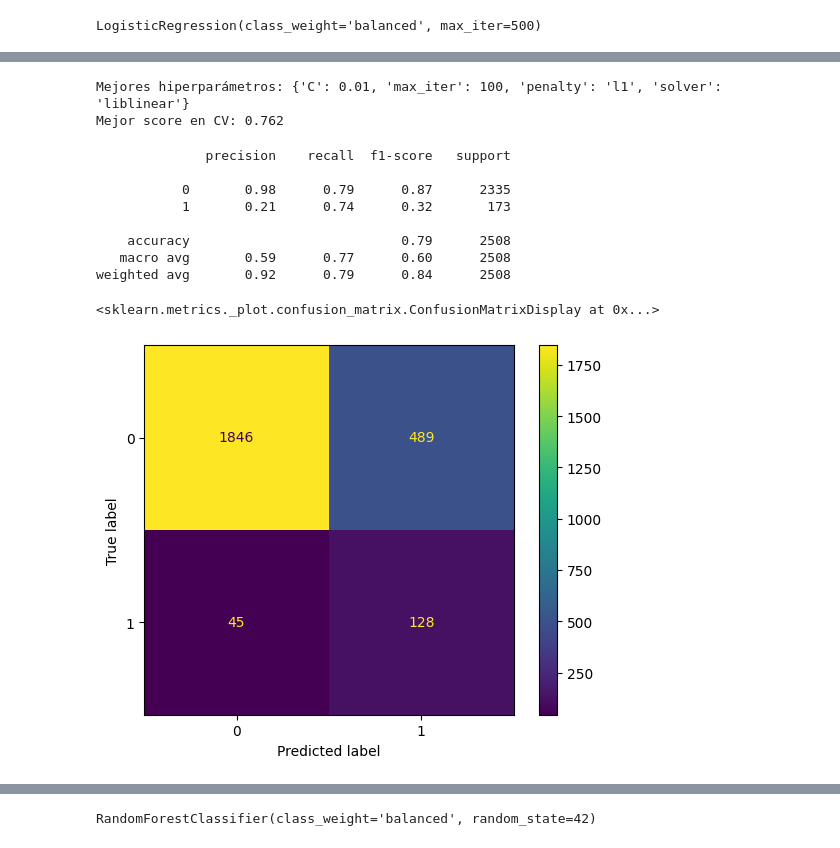
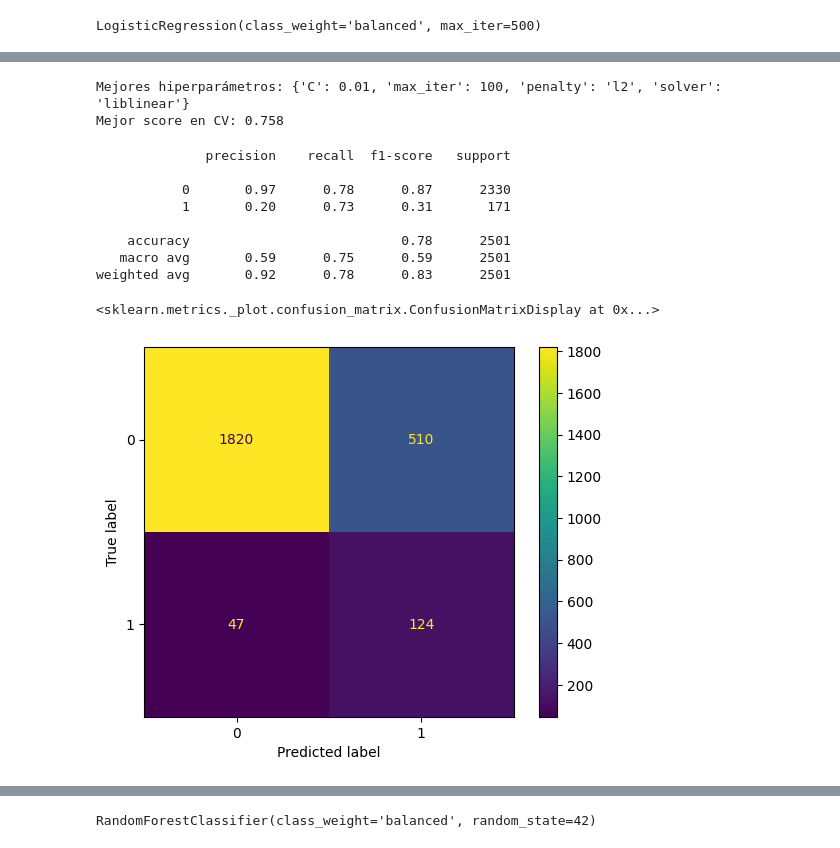
Before and after one commit to MHHsim/DS-Online-Marta-Harana, a Jupyter notebook: 04_Machine_Learning/Sprint_12/Unidad_01_ML_Supervisado_Otros_Modelos/03_Practica_Obligatoria/18_Practica_Obligatoria_Supervisado_Otros_Modelos.ipynb, the cells around one changed output, grey strips where cells are left out. Saved outputs shown, nothing was run; the diff lists cells and outputs as text; code cells hidden in the pictures.

```diff
--- a/04_Machine_Learning/Sprint_12/Unidad_01_ML_Supervisado_Otros_Modelos/03_Practica_Obligatoria/18_Practica_Obligatoria_Supervisado_Otros_Modelos.ipynb
+++ b/04_Machine_Learning/Sprint_12/Unidad_01_ML_Supervisado_Otros_Modelos/03_Practica_Obligatoria/18_Practica_Obligatoria_Supervisado_Otros_Modelos.ipynb
@@ -369,6 +375,3 @@ filas_con_mas_de_2_nulos
-# %%
-X_train = df.dropna(thresh=df.shape[1] - 2)
-X_test = df.dropna(thresh=df.shape[1] - 2)
 # %%
 X_train.isnull().sum()
 # %% [output]
@@ -572 +548,14 @@ X_test_scaled[num_cols]  = scaler.transform(X_test[num_cols])        # solo tran
+# %%
+# Escalamos las variables elegidas en nuestro modelo ya aplicadas la transformación
+# Variables finales (log-transformadas + age)
+
+features_final = features_log + ['age']
+
+scaler = StandardScaler()
+
+X_train_scaled = X_train.copy()
+X_test_scaled = X_test.copy()
+
+X_train_scaled[features_final] = scaler.fit_transform(X_train[features_final])
+X_test_scaled[features_final]  = scaler.transform(X_test[features_final])
 # %%
@@ -590,15 +579,18 @@ X_train.describe()
 
 # La métrica clave es el recall de la clase 1.
 # %%
-# Creamos el modelo de regresión logística
+# Creamos el modelo de regresión logística con nuestras features transformadas y escaladas
 
 from sklearn.linear_model import LogisticRegression
 
-log_reg = LogisticRegression(max_iter=500, class_weight='balanced')
+# Modelo baseline
+log_reg = LogisticRegression(
+    max_iter=500,
+    class_weight='balanced' # Importante para target desbalanceadas
+)
 
 # Entrenamos el modelo
-
-log_reg.fit(X_train, y_train)
+log_reg.fit(X_train_scaled, y_train)
 # %% [output]
 LogisticRegression(class_weight='balanced', max_iter=500)
 # %%
@@ -628,8 +620,10 @@ grid_logreg = {
     'solver':   ['liblinear']
 }
 
-model = LogisticRegression(solver='liblinear', class_weight='balanced') # muy importante para clases desbalanceadas
-
+model = LogisticRegression(
+    solver='liblinear',
+    class_weight='balanced'
+)
 
 grid = GridSearchCV(
     estimator=model,
@@ -639,30 +633,30 @@ grid = GridSearchCV(
     n_jobs=-1
 )
 
-grid.fit(X_train, y_train)
+grid.fit(X_train_scaled, y_train)
 
 print('Mejores hiperparámetros:', grid.best_params_)
-print('Mejor score en CV:',       round(grid.best_score_, 3))
+print('Mejor score en CV:', round(grid.best_score_, 3))
 
 best_model = grid.best_estimator_
 # %% [output]
-Mejores hiperparámetros: {'C': 0.01, 'max_iter': 100, 'penalty': 'l1', 'solver': 'liblinear'}
-Mejor score en CV: 0.762
+Mejores hiperparámetros: {'C': 0.01, 'max_iter': 100, 'penalty': 'l2', 'solver': 'liblinear'}
+Mejor score en CV: 0.758
 # %%
 # Evaluación del modelo con los mejores hiperparámetros
 
-y_pred = best_model.predict(X_test)
+y_pred_best = best_model.predict(X_test_scaled)
 
-print(classification_report(y_test, y_pred))
-ConfusionMatrixDisplay.from_predictions(y_test, y_pred)
+print(classification_report(y_test, y_pred_best))
+ConfusionMatrixDisplay.from_predictions(y_test, y_pred_best)
 # %% [output]
               precision    recall  f1-score   support
 
-           0       0.98      0.79      0.87      2335
-           1       0.21      0.74      0.32       173
+           0       0.97      0.78      0.87      2330
+           1       0.20      0.73      0.31       171
 
-    accuracy                           0.79      2508
-   macro avg       0.59      0.77      0.60      2508
-weighted avg       0.92      0.79      0.84      2508
+    accuracy                           0.78      2501
+   macro avg       0.59      0.75      0.59      2501
+weighted avg       0.92      0.78      0.83      2501
 <sklearn.metrics._plot.confusion_matrix.ConfusionMatrixDisplay at 0x...>
-[figure, old version]
+[figure, new version]
```
Also changed, not shown: parts of 46 cells of this notebook, 6 other files.
